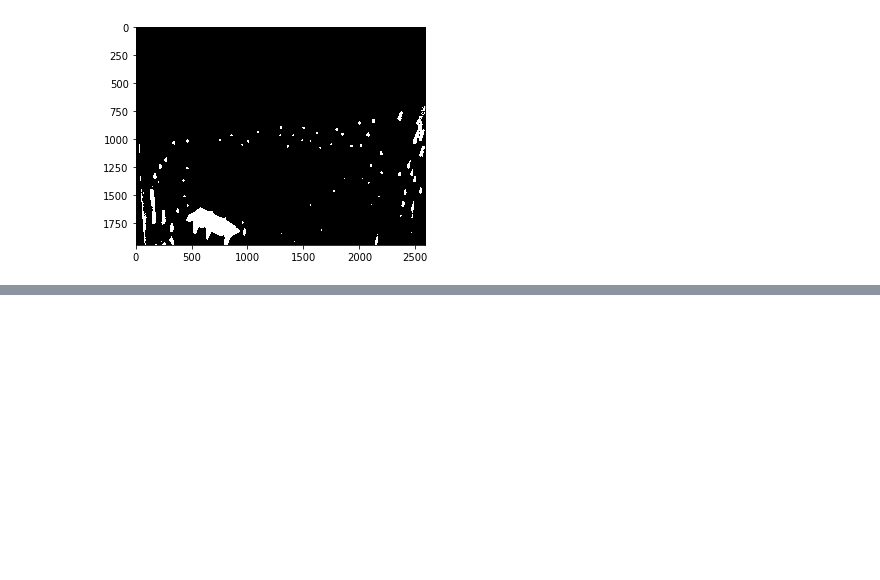
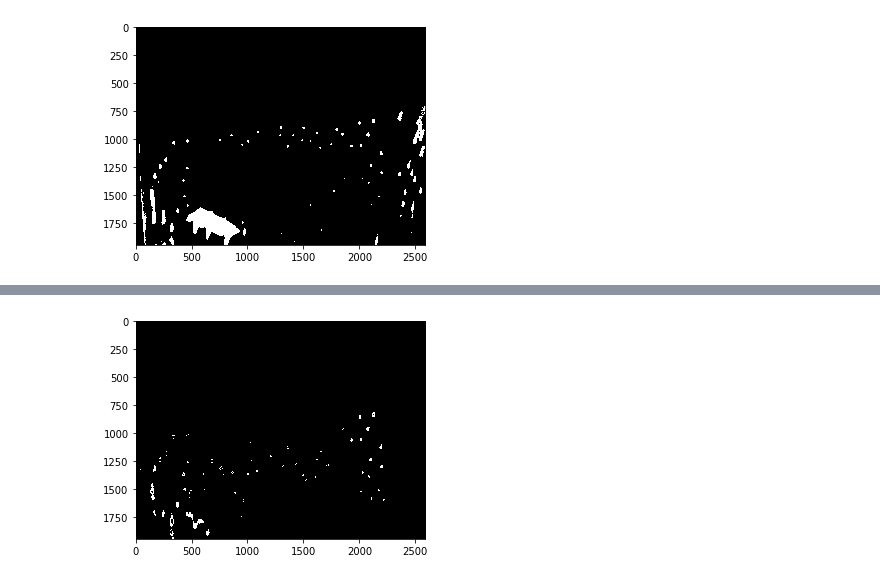
Before and after one commit to chili-epfl/qml-ar, a Jupyter notebook: notebooks/motionblur/DotsDetector.ipynb, the cells around one changed output, grey strips where cells are left out. Drawn from its saved outputs; the diff is of its cells as text; code cells hidden in the pictures; blank space fills up the shorter version.

```diff
--- a/notebooks/motionblur/DotsDetector.ipynb
+++ b/notebooks/motionblur/DotsDetector.ipynb
@@ -109,0 +163,11 @@ plt.show()
+# %%
+sigma = 2
+mask = get_mask(img, hmean = stats[0][0], hdelta = sigma * stats[0][1],
+             smin = stats[1][0] - sigma * stats[1][1], smax = stats[1][0] + sigma * stats[1][1],
+             vmin = stats[2][0] - sigma * stats[2][1], vmax = stats[2][0] + sigma * stats[2][1])
+# %%
+# plotting the image
+plt.imshow(1. * mask, cmap = 'gray')
+plt.show()
+# %% [output]
+[figure, added]
```
Also changed, not shown: parts of 19 cells of this notebook.
